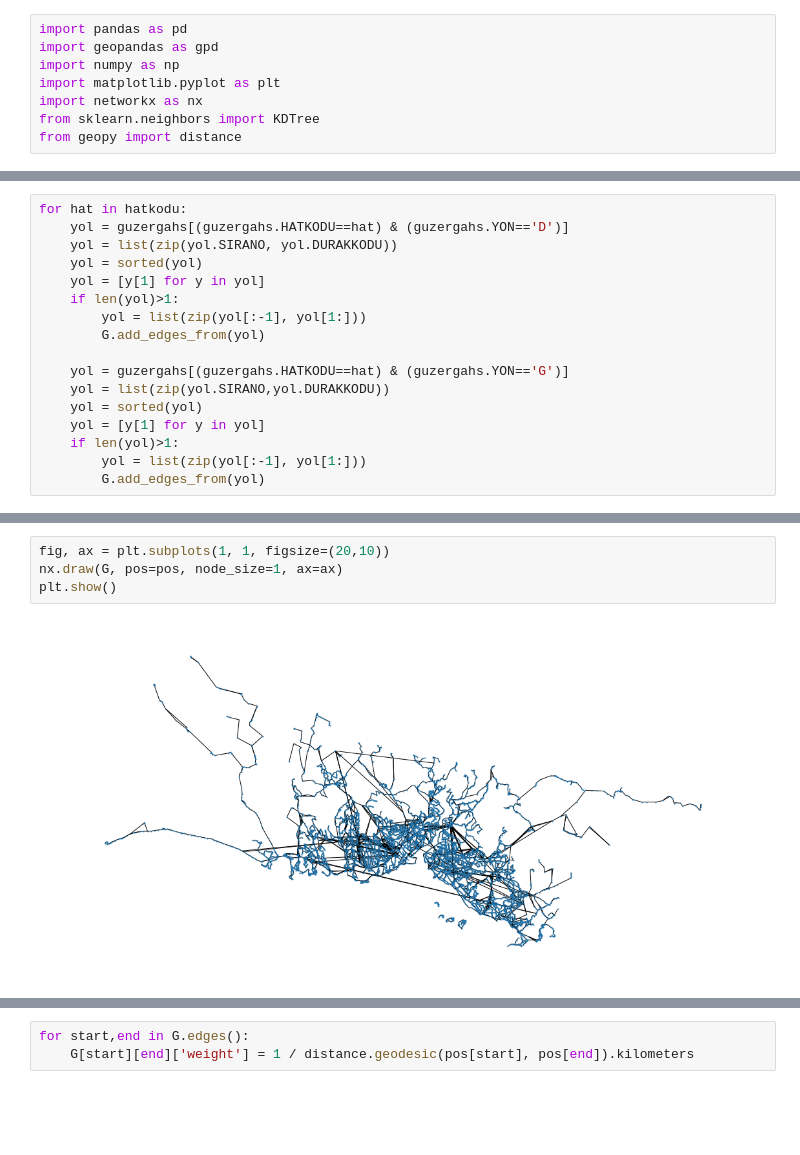
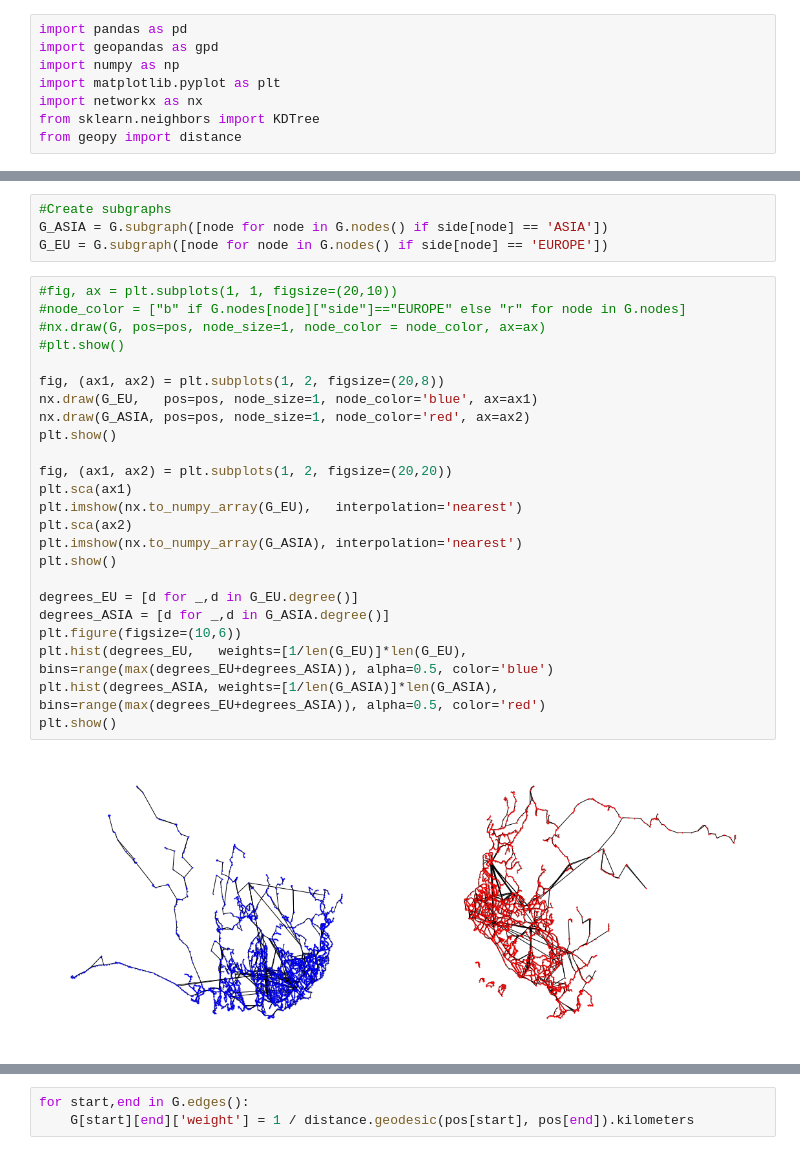
Before and after one commit to hozgurr/BLG-549E-Graph-Theory-Term-Project, a Jupyter notebook: create_digraph.ipynb, the cells around one changed output, grey strips where cells are left out. Cells and saved outputs as stored; diff of their text form; blank space fills up the shorter version.

```diff
--- a/create_digraph.ipynb
+++ b/create_digraph.ipynb
@@ -57,20 +55,3 @@ side = {kod:side for kod, side in zip(duraks.DURAKKODU, duraks.SIDE)}
-# %%
-for hat in hatkodu:
-    yol = guzergahs[(guzergahs.HATKODU==hat) & (guzergahs.YON=='D')]
-    yol = list(zip(yol.SIRANO, yol.DURAKKODU))
-    yol = sorted(yol)
-    yol = [y[1] for y in yol]
-    if len(yol)>1:
-        yol = list(zip(yol[:-1], yol[1:]))
-        G.add_edges_from(yol)
-
-    yol = guzergahs[(guzergahs.HATKODU==hat) & (guzergahs.YON=='G')]
-    yol = list(zip(yol.SIRANO,yol.DURAKKODU))
-    yol = sorted(yol)
-    yol = [y[1] for y in yol]
-    if len(yol)>1:
-        yol = list(zip(yol[:-1], yol[1:]))
-        G.add_edges_from(yol)
 # %%
 def create_contract():
     nodepos = np.asarray([np.asarray(pos[node]) for node in G.nodes])
@@ -147,6 +110,30 @@ Node Count:  6932       Contract Length:  0
-# %%
-fig, ax = plt.subplots(1, 1, figsize=(20,10))
-nx.draw(G, pos=pos, node_size=1, ax=ax)
-plt.show()
-# %% [output]
-[figure, removed]
+# %%
+#Create subgraphs
+G_ASIA = G.subgraph([node for node in G.nodes() if side[node] == 'ASIA'])
+G_EU = G.subgraph([node for node in G.nodes() if side[node] == 'EUROPE'])
+# %%
+#fig, ax = plt.subplots(1, 1, figsize=(20,10))
+#node_color = ["b" if G.nodes[node]["side"]=="EUROPE" else "r" for node in G.nodes]
+#nx.draw(G, pos=pos, node_size=1, node_color = node_color, ax=ax)
+#plt.show()
+
+fig, (ax1, ax2) = plt.subplots(1, 2, figsize=(20,8))
+nx.draw(G_EU,   pos=pos, node_size=1, node_color='blue', ax=ax1)
+nx.draw(G_ASIA, pos=pos, node_size=1, node_color='red', ax=ax2)
+plt.show()
+
+fig, (ax1, ax2) = plt.subplots(1, 2, figsize=(20,20))
+plt.sca(ax1)
+plt.imshow(nx.to_numpy_array(G_EU),   interpolation='nearest')
+plt.sca(ax2)
+plt.imshow(nx.to_numpy_array(G_ASIA), interpolation='nearest')
+plt.show()
+
+degrees_EU = [d for _,d in G_EU.degree()]
+degrees_ASIA = [d for _,d in G_ASIA.degree()]
+plt.figure(figsize=(10,6))
+plt.hist(degrees_EU,   weights=[1/len(G_EU)]*len(G_EU),     bins=range(max(degrees_EU+degrees_ASIA)), alpha=0.5, color='blue')
+plt.hist(degrees_ASIA, weights=[1/len(G_ASIA)]*len(G_ASIA), bins=range(max(degrees_EU+degrees_ASIA)), alpha=0.5, color='red')
+plt.show()
+# %% [output]
+[figure, added]
```
Also changed, not shown: parts of 24 cells of this notebook.
